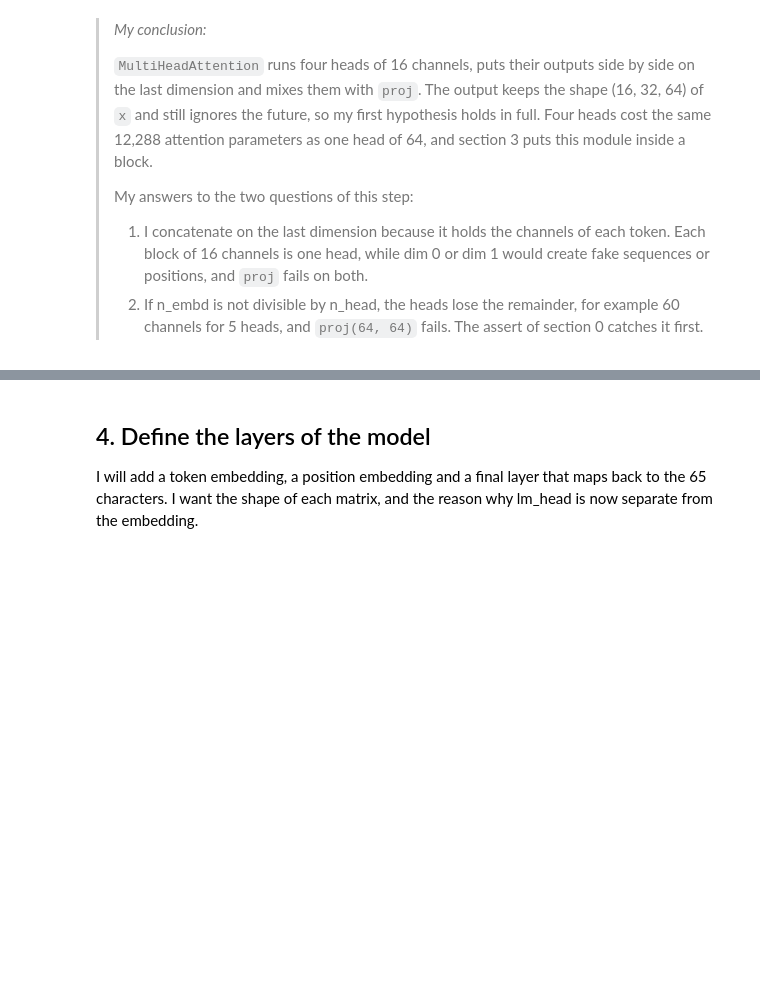
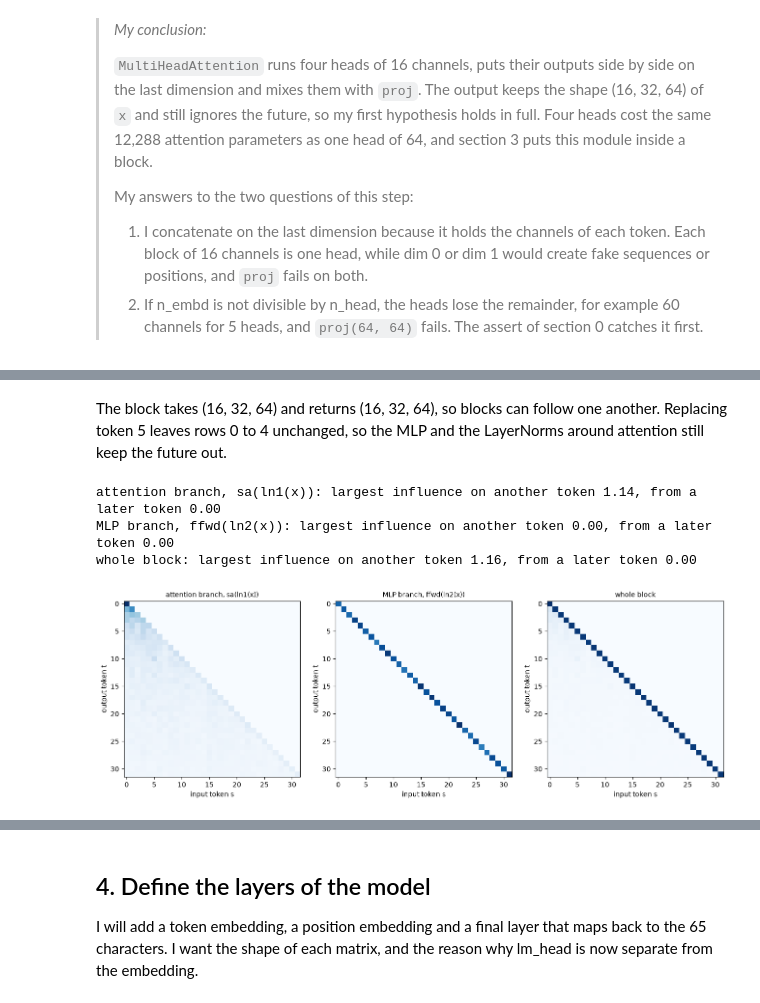
Before and after one commit to mcrayssac/ING3_IAA_GB_NLP, a Jupyter notebook: TP4_transformers.ipynb, the cells around one changed output, grey strips where cells are left out. Saved outputs shown, nothing was run; the diff lists cells and outputs as text; code cells hidden in the pictures; blank space fills up the shorter version.

```diff
--- a/TP4_transformers.ipynb
+++ b/TP4_transformers.ipynb
@@ -561,0 +567,16 @@ I will reuse my MLP of TP3 and alternate attention and feed-forward, each with i
+# %%
+# The MLP of TP3, with a dropout on its output as the handout gives it.
+class FeedForward(nn.Module):
+    """Linear n_embd to 4 n_embd, ReLU, Linear back to n_embd, then dropout."""
+
+    def __init__(self, n_embd):
+        super().__init__()
+        self.net = nn.Sequential(
+            nn.Linear(n_embd, 4 * n_embd),
+            nn.ReLU(),
+            nn.Linear(4 * n_embd, n_embd),
+            nn.Dropout(dropout),
+        )
+
+    def forward(self, x):
+        return self.net(x)
@@ -561,0 +617,24 @@ I will reuse my MLP of TP3 and alternate attention and feed-forward, each with i
+# %% [markdown]
+The block takes (16, 32, 64) and returns (16, 32, 64), so blocks can follow one another. Replacing token 5 leaves rows 0 to 4 unchanged, so the MLP and the LayerNorms around attention still keep the future out.
+# %%
+# Which branch talks between tokens and which computes alone? Influence maps on sequence 0.
+pieces = {'attention branch, sa(ln1(x))': lambda v: block.sa(block.ln1(v[None]))[0],
+          'MLP branch, ffwd(ln2(x))': lambda v: block.ffwd(block.ln2(v)),
+          'whole block': lambda v: block(v[None])[0]}
+fig, axes = plt.subplots(1, 3, figsize=(16, 4.8))
+for ax, (name, piece) in zip(axes, pieces.items()):
+    jacobian = torch.autograd.functional.jacobian(piece, x[0])  # (T, C, T, C)
+    influence = jacobian.norm(dim=(1, 3))  # output token t, input token s
+    others = influence - torch.diag(torch.diag(influence))
+    print(f'{name}: largest influence on another token {others.max():.2f}, '
+          f'from a later token {influence.triu(1).max():.2f}')
+    ax.imshow(influence, cmap='Blues')
+    ax.set_title(name, fontsize=10)
+    ax.set_xlabel('input token s')
+    ax.set_ylabel('output token t')
+plt.show()
+# %% [output]
+attention branch, sa(ln1(x)): largest influence on another token 1.14, from a later token 0.00
+MLP branch, ffwd(ln2(x)): largest influence on another token 0.00, from a later token 0.00
+whole block: largest influence on another token 1.16, from a later token 0.00
+[figure, added]
```
Also changed, not shown: parts of 13 cells of this notebook, 4 other files.
